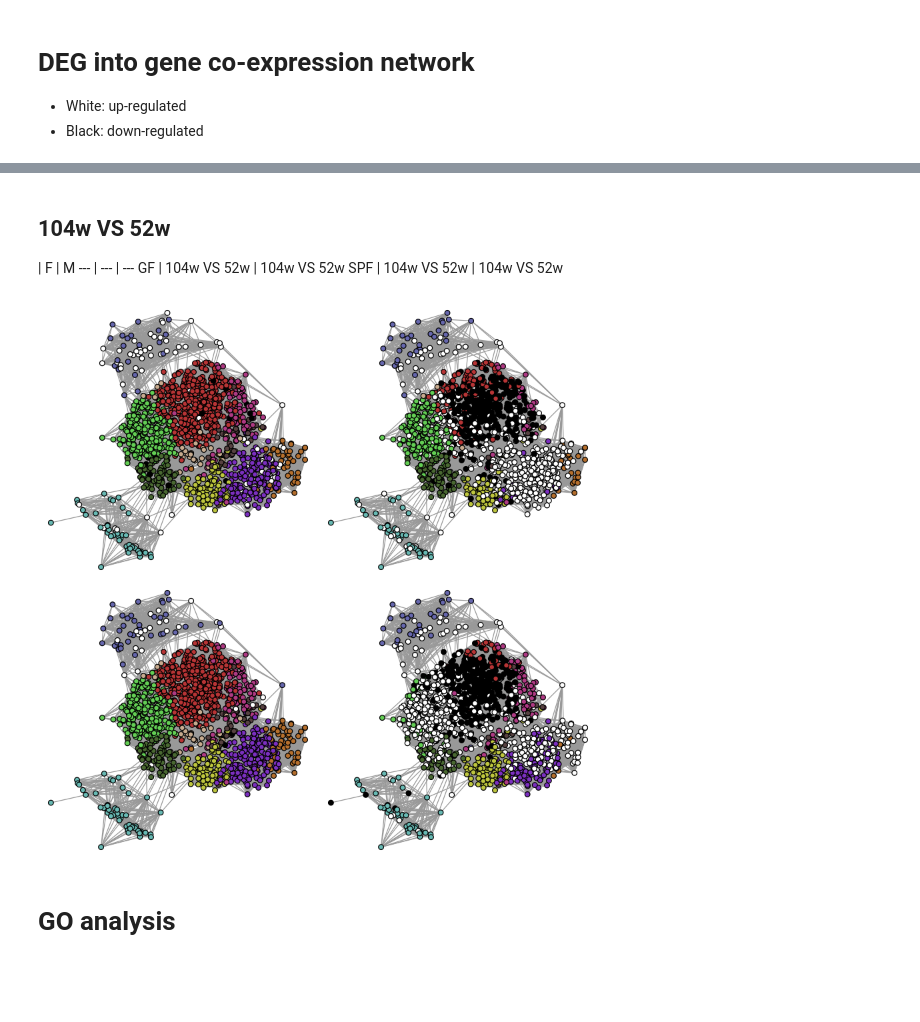
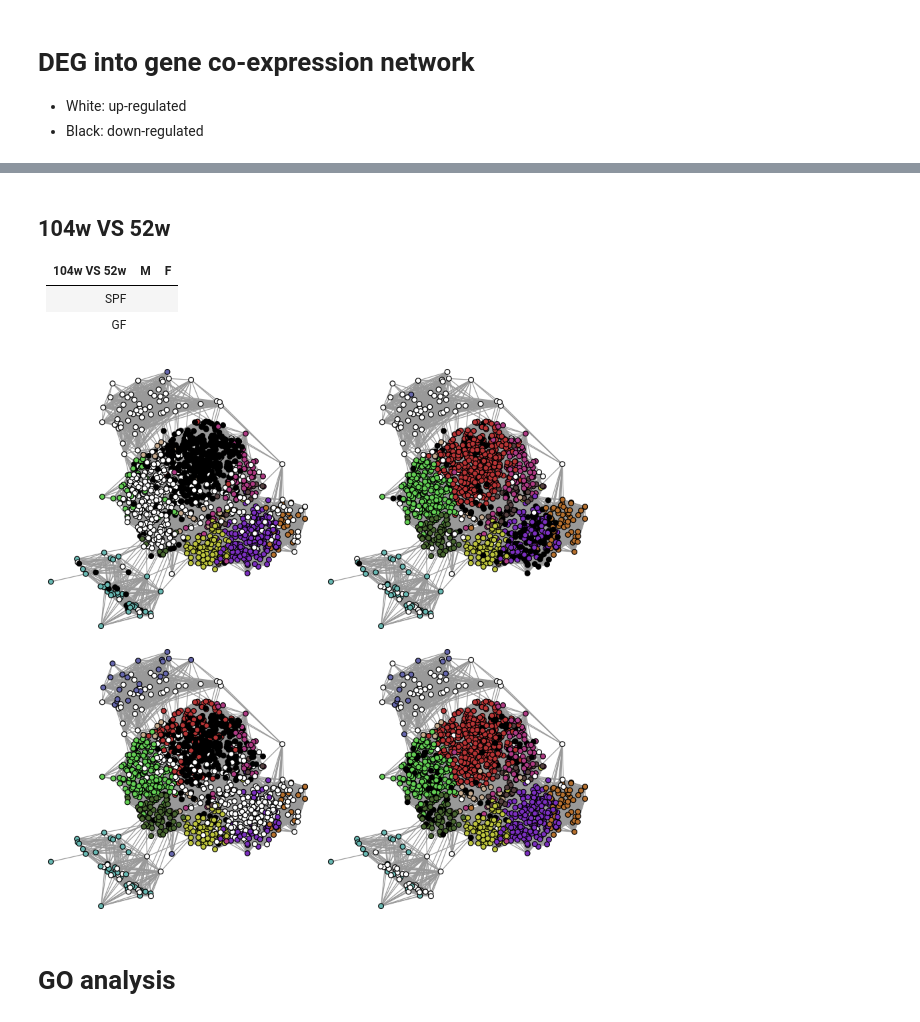
Before and after one commit to anuprulez/amma, a Jupyter notebook: src/age-effect-type-gender.ipynb, the cells around one changed output, grey strips where cells are left out. Saved outputs shown, nothing was run; the diff lists cells and outputs as text; code cells hidden in the pictures; blank space fills up the shorter version.

```diff
--- a/src/age-effect-type-gender.ipynb
+++ b/src/age-effect-type-gender.ipynb
@@ -167,22 +163,22 @@ plot_net_with_layout(net, col_52w_vs_8w_M_SPF, pal2, layout, add_legend=F)
 # %% [markdown]
 ## 104w VS 52w
 
- | F | M
+104w VS 52w | M | F
 --- | --- | ---
-GF | 104w VS 52w | 104w VS 52w
-SPF | 104w VS 52w | 104w VS 52w
+SPF | |
+GF | |
 # %%
 par(mfrow=c(2,2),mar=c(0,0,0,0))
-col_104w_vs_52w_F_GF = get_deg_colors(age_type_gender_deg, "104w VS 52w (F, GF)", connected_gene_colors, module_nb)
+col_104w_vs_52w_F_GF = get_deg_colors(age_type_gender_deg, "104w VS 52w (M, SPF)", connected_gene_colors, module_nb)
 plot_net_with_layout(net, col_104w_vs_52w_F_GF, pal2, layout, add_legend=F)
-col_104w_vs_52w_M_GF = get_deg_colors(age_type_gender_deg, "104w VS 52w (M, GF)", connected_gene_colors, module_nb)
+col_104w_vs_52w_M_GF = get_deg_colors(age_type_gender_deg, "104w VS 52w (F, SPF)", connected_gene_colors, module_nb)
 plot_net_with_layout(net, col_104w_vs_52w_M_GF, pal2, layout, add_legend=F)
-col_104w_vs_52w_F_SPF = get_deg_colors(age_type_gender_deg, "104w VS 52w (F, SPF)", connected_gene_colors, module_nb)
+col_104w_vs_52w_F_SPF = get_deg_colors(age_type_gender_deg, "104w VS 52w (M, GF)", connected_gene_colors, module_nb)
 plot_net_with_layout(net, col_104w_vs_52w_F_SPF, pal2, layout, add_legend=F)
-col_104w_vs_52w_M_SPF = get_deg_colors(age_type_gender_deg, "104w VS 52w (M, SPF)", connected_gene_colors, module_nb)
+col_104w_vs_52w_M_SPF = get_deg_colors(age_type_gender_deg, "104w VS 52w (F, GF)", connected_gene_colors, module_nb)
 plot_net_with_layout(net, col_104w_vs_52w_M_SPF, pal2, layout, add_legend=F)
 # %% [output]
-[figure, old version]
+[figure, new version]
 # %% [markdown]
 # GO analysis
 # %%
```
Also changed, not shown: parts of 15 cells of this notebook, 27 other files.
